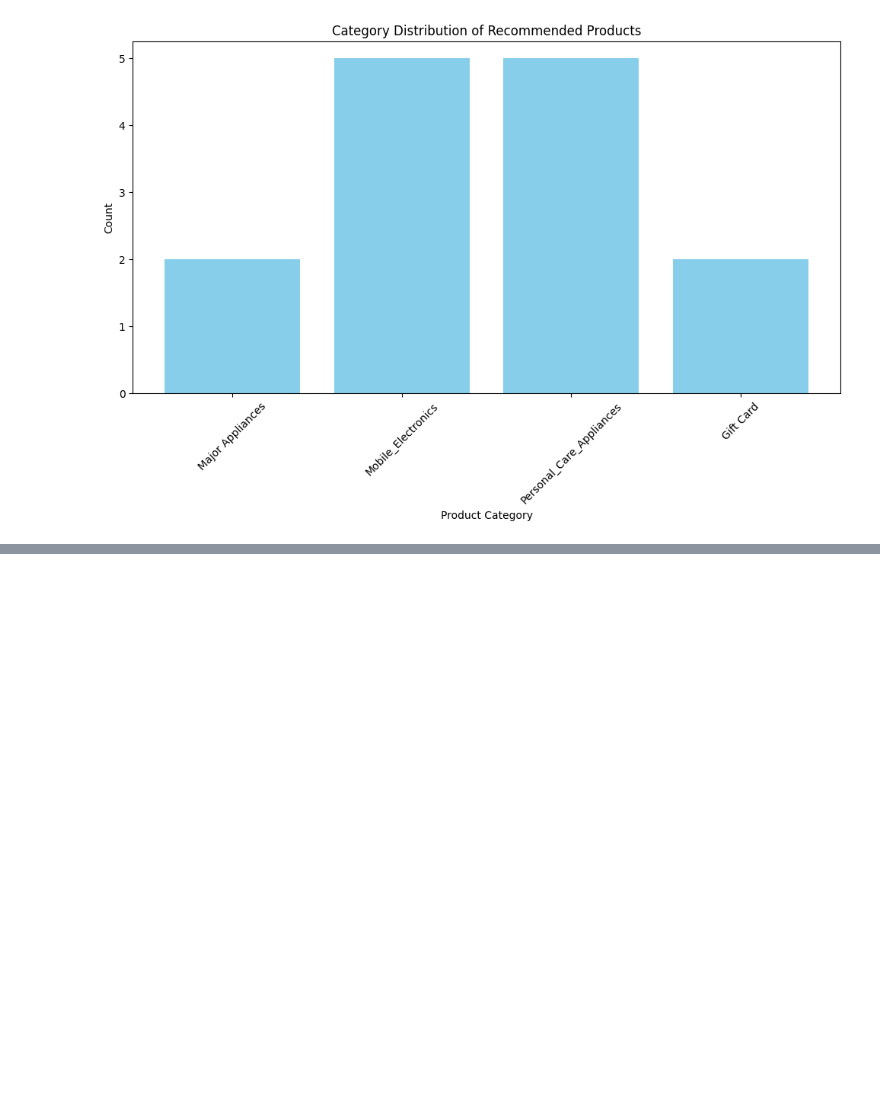
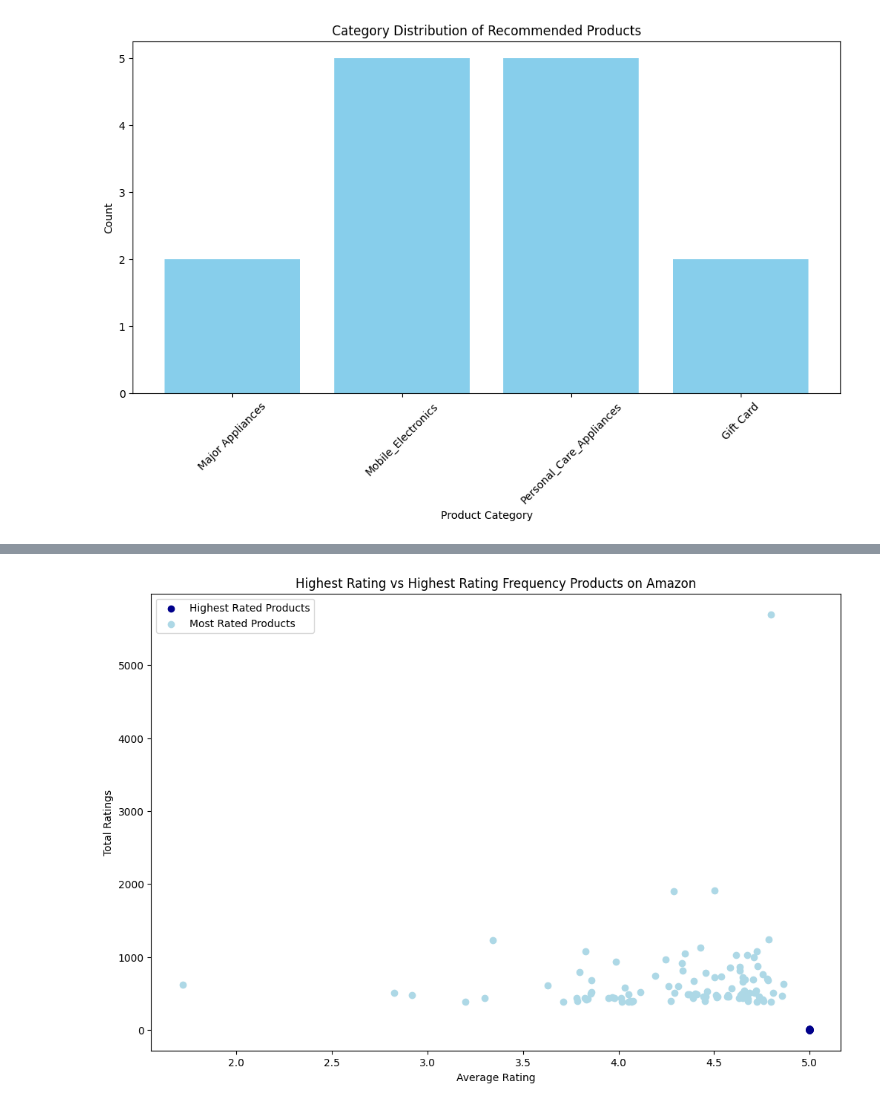
Before and after one commit to ochesanum/Analyse-Amazon-Customer-Reviews, a Jupyter notebook: amazon.ipynb, the cells around one changed output, grey strips where cells are left out. Cells and saved outputs as stored; diff of their text form; code cells hidden in the pictures; blank space fills up the shorter version.

```diff
--- a/amazon.ipynb
+++ b/amazon.ipynb
@@ -579,0 +669,26 @@ plt.show()
+# %%
+from pyspark.sql.functions import avg, count
+import matplotlib.pyplot as plt  # Corrected import here
+
+product_stats = df.groupBy('product_id').agg(
+    avg('star_rating').alias('avg_rating'),
+    count('star_rating').alias('total_ratings')
+)
+
+top_products = product_stats.orderBy('avg_rating', ascending=False).limit(100)
+most_rated_products = product_stats.orderBy('total_ratings', ascending=False).limit(100)
+
+
+top_products_pd = top_products.toPandas()
+most_rated_products_pd = most_rated_products.toPandas()
+
+plt.figure(figsize=(12, 8))
+plt.scatter(top_products_pd['avg_rating'], top_products_pd['total_ratings'], color='darkblue', label='Highest Rated Products')
+plt.scatter(most_rated_products_pd['avg_rating'], most_rated_products_pd['total_ratings'], color='lightblue', label='Most Rated Products')
+plt.title('Highest Rating vs Highest Rating Frequency Products on Amazon')
+plt.xlabel('Average Rating')
+plt.ylabel('Total Ratings')
+plt.legend()
+plt.show()
+# %% [output]
+[figure, added]
```
Also changed, not shown: parts of 16 cells of this notebook.
